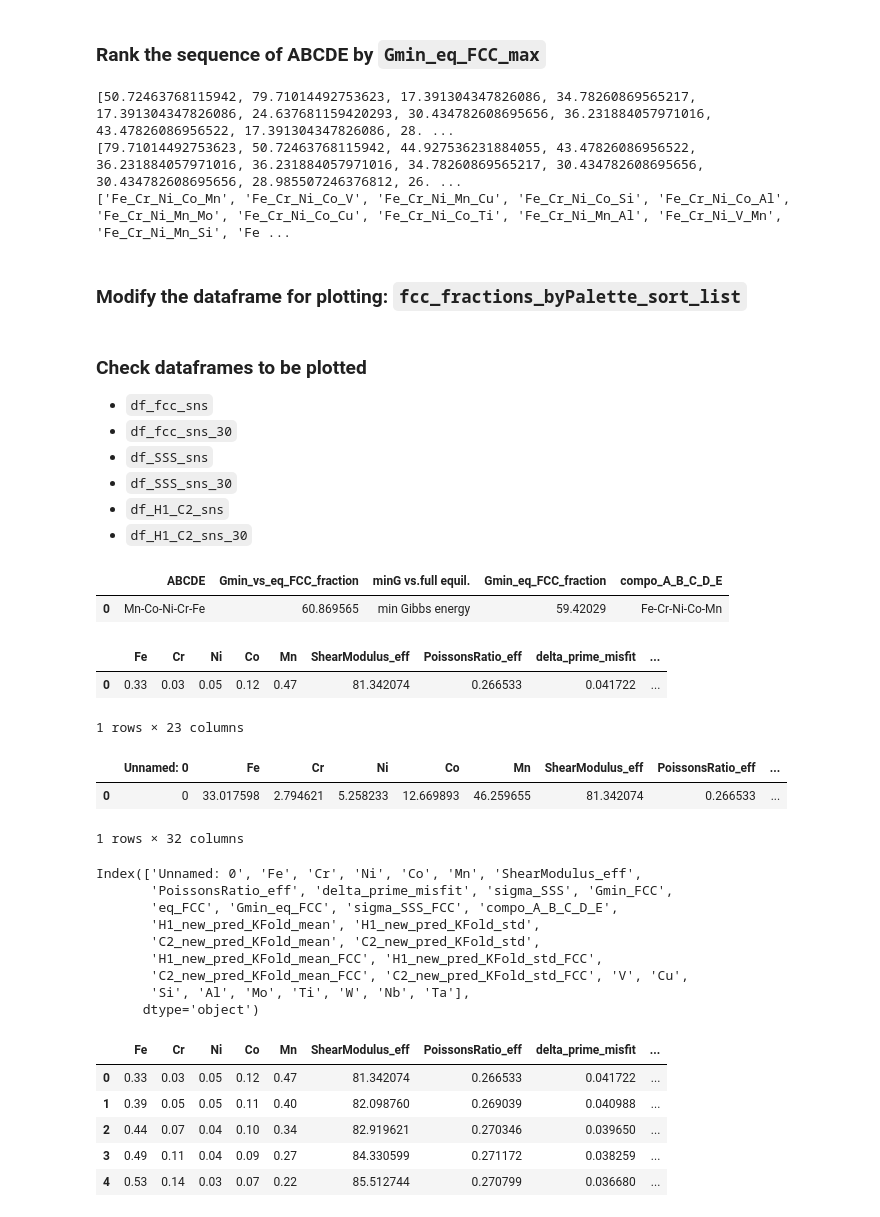
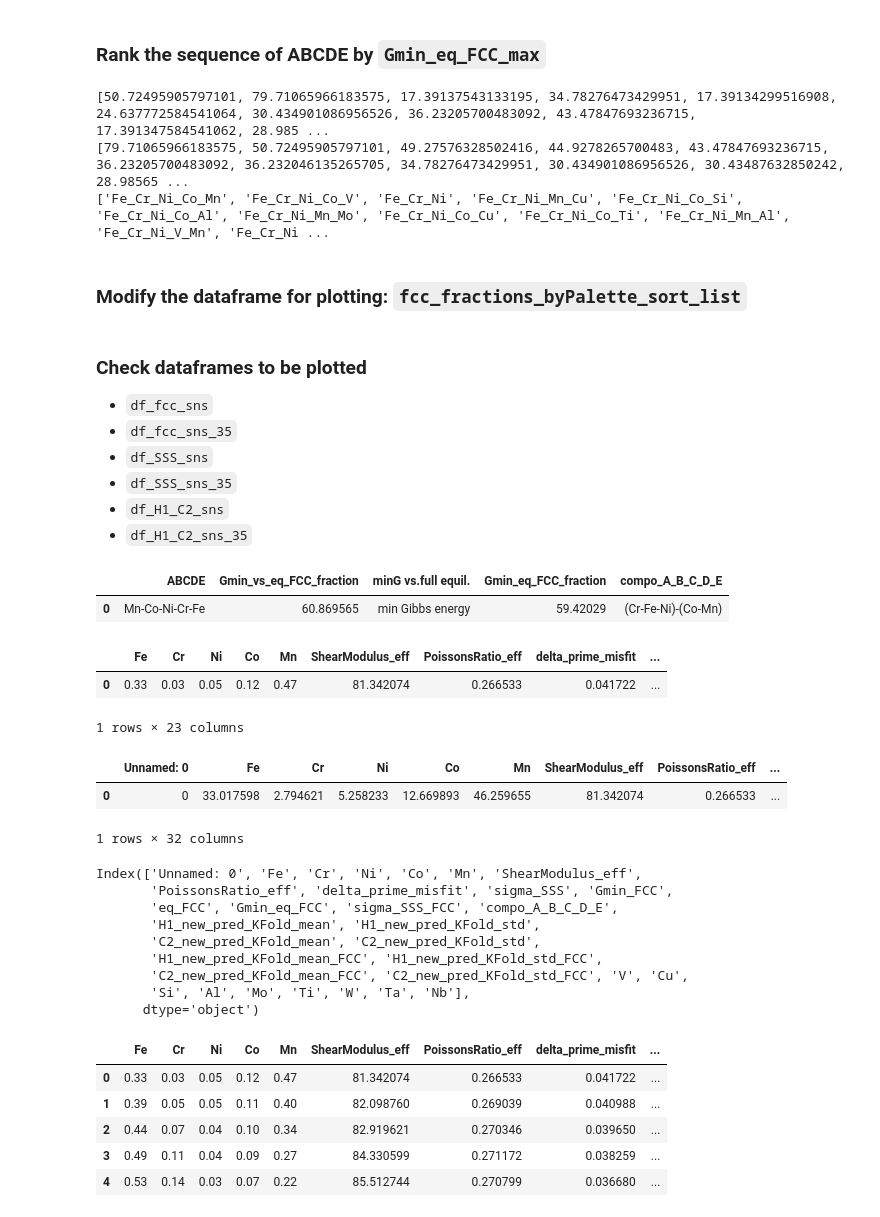
Before and after one commit to YXWU2014/CCA_CALPHAD_SSS_ML, a Jupyter notebook: sns_plot.ipynb, the cells around one changed output. Saved outputs shown, nothing was run; the diff lists cells and outputs as text; code cells hidden in the pictures.

```diff
--- a/sns_plot.ipynb
+++ b/sns_plot.ipynb
@@ -234,13 +243,44 @@ SSS_FCC_byCompo_wt_pct_ML_fcc.xlsx: File already exists.
 # print(Gmin_eq_FCC_mean_sort)
 
 
-# ----- rank by `Gmin_eq_FCC_max`
+# ----- rank by `Gmin_eq_FCC_max`: maximum FCC fraction on a wafer
 # Calculate the max of the Gmin_eq_FCC_fraction for each set of data and rank them in descending order
-Gmin_eq_FCC_max = [np.max(fcc_fractions_byPalette['Gmin_eq_FCC_fraction'].values)
+Gmin_eq_FCC_max = [np.max(fcc_fractions_byPalette['Gmin_eq_FCC_fraction'].values) + np.mean(fcc_fractions_byPalette['Gmin_eq_FCC_fraction'].values)*1e-5
                    for fcc_fractions_byPalette in fcc_fractions_byPalette_list]
+
+# # ----- here to get the maximum value: the "whisker" of the boxplot, which typically extends to 1.5 * IQR
+# # ----- this gives the max_value to be unique, the above function gives many same values for different systems
+# Gmin_eq_FCC_max = []  # Initialize an empty list
+
+# for fcc_fractions_byPalette in fcc_fractions_byPalette_list:
+
+#     # max_value = np.max(fcc_fractions_byPalette['Gmin_eq_FCC_fraction'].values)
+
+#     # ---------------------------------------------
+#     values = fcc_fractions_byPalette['Gmin_eq_FCC_fraction'].values
+
+#     Q1 = np.percentile(values, 25)
+#     Q3 = np.percentile(values, 75)
+
+#     # Step 2: Calculate IQR
+#     IQR = Q3 - Q1
+
+#     # Step 3: Calculate the upper whisker limit
+#     upper_whisker = Q3 + 1.5 * IQR
+
+#     # Step 4: Find the maximum value within the upper whisker limit
+#     # Filter values within the upper whisker limit and take the max
+#     # filtered_values = values[values <= upper_whisker]
+#     # max_value = np.max(filtered_values) if len(filtered_values) > 0 else None
+#     max_value = upper_whisker
+#     # ---------------------------------------------
+
+#     Gmin_eq_FCC_max.append(max_value)
+
 print(Gmin_eq_FCC_max)
 
 ranked_indices = np.argsort(Gmin_eq_FCC_max)[::-1]  # Sort in descending order
+# print(ranked_indices)
 
 # Sort the mean values in the ranked order
 Gmin_eq_FCC_max_sort = [Gmin_eq_FCC_max[i] for i in ranked_indices]
@@ -248,6 +288,7 @@ print(Gmin_eq_FCC_max_sort)
 
 # Sort the list of dataframes based on the ranked order of mean values
 compo_A_B_C_D_E_sort_list = [compo_A_B_C_D_E_list[i] for i in ranked_indices]
+# print(compo_A_B_C_D_E_list)
 print(compo_A_B_C_D_E_sort_list)
 
 fcc_fractions_byPalette_sort_list = [
@@ -257,9 +298,9 @@ SSS_fcc_byCompo_sort_list = [SSS_fcc_byCompo_list[i] for i in ranked_indices]
 H1_C2_mean_std_fcc_byCompo_sort_list = [
     H1_C2_mean_std_fcc_byCompo_list[i] for i in ranked_indices]
 # %% [output]
-[50.72463768115942, 79.71014492753623, 17.391304347826086, 34.78260869565217, 17.391304347826086, 24.637681159420293, 30.434782608695656, 36.231884057971016, 43.47826086956522, 17.391304347826086, 28. ...
-[79.71014492753623, 50.72463768115942, 44.927536231884055, 43.47826086956522, 36.231884057971016, 36.231884057971016, 34.78260869565217, 30.434782608695656, 30.434782608695656, 28.985507246376812, 26. ...
-['Fe_Cr_Ni_Co_Mn', 'Fe_Cr_Ni_Co_V', 'Fe_Cr_Ni_Mn_Cu', 'Fe_Cr_Ni_Co_Si', 'Fe_Cr_Ni_Co_Al', 'Fe_Cr_Ni_Mn_Mo', 'Fe_Cr_Ni_Co_Cu', 'Fe_Cr_Ni_Co_Ti', 'Fe_Cr_Ni_Mn_Al', 'Fe_Cr_Ni_V_Mn', 'Fe_Cr_Ni_Mn_Si', 'Fe ...
+[50.72495905797101, 79.71065966183575, 17.39137543133195, 34.78276473429951, 17.39134299516908, 24.637772584541064, 30.434901086956526, 36.23205700483092, 43.47847693236715, 17.391347584541062, 28.985 ...
+[79.71065966183575, 50.72495905797101, 49.27576328502416, 44.9278265700483, 43.47847693236715, 36.23205700483092, 36.232046135265705, 34.78276473429951, 30.434901086956526, 30.43487632850242, 28.98565 ...
+['Fe_Cr_Ni_Co_Mn', 'Fe_Cr_Ni_Co_V', 'Fe_Cr_Ni', 'Fe_Cr_Ni_Mn_Cu', 'Fe_Cr_Ni_Co_Si', 'Fe_Cr_Ni_Co_Al', 'Fe_Cr_Ni_Mn_Mo', 'Fe_Cr_Ni_Co_Cu', 'Fe_Cr_Ni_Co_Ti', 'Fe_Cr_Ni_Mn_Al', 'Fe_Cr_Ni_V_Mn', 'Fe_Cr_Ni ...
 # %% [markdown]
 ### Modify the dataframe for plotting: `fcc_fractions_byPalette_sort_list`
 # %%
@@ -295,32 +336,32 @@ for df_fcc_byPalette_sns in fcc_fractions_byPalette_sort_list:
 ### Check dataframes to be plotted
 
 - `df_fcc_sns`
-- `df_fcc_sns_30`
+- `df_fcc_sns_35`
 - `df_SSS_sns`
-- `df_SSS_sns_30`
+- `df_SSS_sns_35`
 - `df_H1_C2_sns`
-- `df_H1_C2_sns_30`
+- `df_H1_C2_sns_35`
 # %%
 # Concatenate the modified dataframes in the list vertically to create a new dataframe
 df_fcc_sns = pd.concat(df_fcc_byPalette_sns_new_list, axis=0)
-df_fcc_sns_30 = pd.concat(df_fcc_byPalette_sns_new_list[0:30], axis=0)
+df_fcc_sns_35 = pd.concat(df_fcc_byPalette_sns_new_list[0:35], axis=0)
 
 # Concatenate the list of SSS dataframes vertically to create a new dataframe
 df_SSS_sns = pd.concat(SSS_fcc_byCompo_sort_list, axis=0)
-df_SSS_sns_30 = pd.concat(SSS_fcc_byCompo_sort_list[0:30], axis=0)
+df_SSS_sns_35 = pd.concat(SSS_fcc_byCompo_sort_list[0:35], axis=0)
 
 # Concatenate the list of H1_C2 dataframes vertically to create a new dataframe
 df_H1_C2_sns = pd.concat(H1_C2_mean_std_fcc_byCompo_sort_list, axis=0)
-df_H1_C2_sns_30 = pd.concat(H1_C2_mean_std_fcc_byCompo_sort_list[0:30], axis=0)
+df_H1_C2_sns_35 = pd.concat(H1_C2_mean_std_fcc_byCompo_sort_list[0:35], axis=0)
 
 # Display the first row of the new SSS dataframe
 display(df_fcc_sns.head(1))
 display(df_SSS_sns.head(1))
 display(df_H1_C2_sns.head(1))
 display(df_H1_C2_sns.columns)
 # %% [output]
 |  | ABCDE | Gmin_vs_eq_FCC_fraction | minG vs.full equil. | Gmin_eq_FCC_fraction | compo_A_B_C_D_E |
-| 0 | Mn-Co-Ni-Cr-Fe | 60.869565 | min Gibbs energy | 59.42029 | Fe-Cr-Ni-Co-Mn |
+| 0 | Mn-Co-Ni-Cr-Fe | 60.869565 | min Gibbs energy | 59.42029 | (Cr-Fe-Ni)-(Co-Mn) |
 |  | Fe | Cr | Ni | Co | Mn | ShearModulus_eff | PoissonsRatio_eff | delta_prime_misfit | ... |
 | 0 | 0.33 | 0.03 | 0.05 | 0.12 | 0.47 | 81.342074 | 0.266533 | 0.041722 | ... |
 1 rows × 23 columns
@@ -334,6 +375,6 @@ Index(['Unnamed: 0', 'Fe', 'Cr', 'Ni', 'Co', 'Mn', 'ShearModulus_eff',
        'C2_new_pred_KFold_mean', 'C2_new_pred_KFold_std',
        'H1_new_pred_KFold_mean_FCC', 'H1_new_pred_KFold_std_FCC',
        'C2_new_pred_KFold_mean_FCC', 'C2_new_pred_KFold_std_FCC', 'V', 'Cu',
-       'Si', 'Al', 'Mo', 'Ti', 'W', 'Nb', 'Ta'],
+       'Si', 'Al', 'Mo', 'Ti', 'W', 'Ta', 'Nb'],
       dtype='object')
 # %%
```
Also changed, not shown: parts of 11 cells of this notebook, 8 other files.
